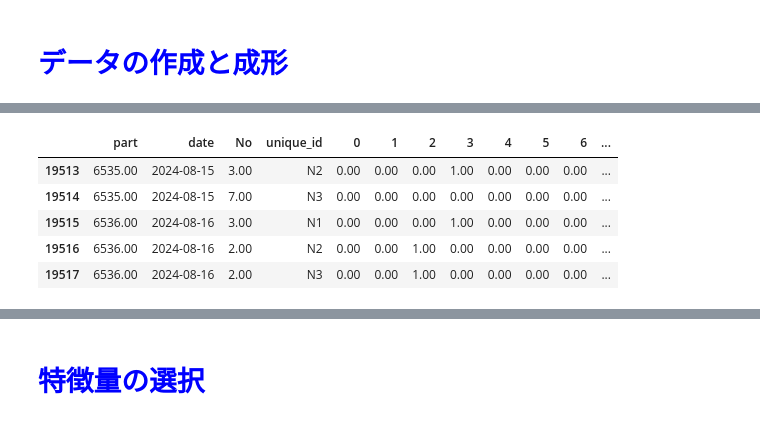
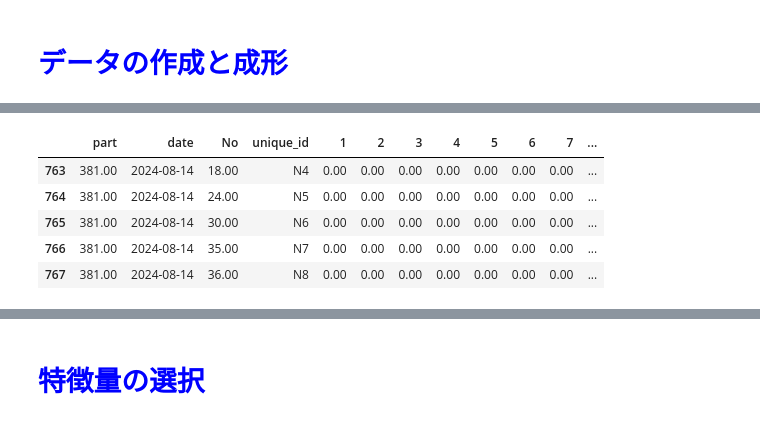
Before and after one commit to arumajirou/loto_forecast, a Jupyter notebook: loto_forecast.ipynb, the cells around one changed output, grey strips where cells are left out. Cells and saved outputs as stored; diff of their text form; code cells hidden in the pictures.

```diff
--- a/loto_forecast.ipynb
+++ b/loto_forecast.ipynb
@@ -1688,12 +1717,12 @@ Wall time: 53.8 ms
 %cd /content
 #@markdown ---
 #@markdown #####**ロトの種類**
-select_loto ='num3'# @param  ["num4", "num3", "Bin5", "loto6", "loto7", "miniloto"]
+select_loto ='Bin5'# @param  ["num4", "num3", "Bin5", "loto6", "loto7", "miniloto"]
 #@markdown ---
 #@markdown #####**ターゲットカラム**
 
-select_target ='No_O'# @param ["No_O","No"]
-target ='cumsum'# @param ["No_O","No","cumsum","_diff_","_rolling_sum_","_rolling_mean_"]
+select_target ='No_O'# @param ["No_O","No","cumsum"]
+target ='No_O'# @param ["No_O","No","cumsum","_diff_","_rolling_sum_","_rolling_mean_"]
 
 #@markdown ---
 #@markdown #####**データフレームの形状を変換するか**
@@ -1727,7 +1756,7 @@ window_size=3 #@param {type:"slider", min:3, max:30, step:1}
 #@markdown ---
 #@markdown ##### **学習量**
 
-training_volume =  '10000'# @param ["10","100","1000","10000"]
+training_volume =  '100'# @param ["10","100","1000","10000"]
 training_volume=int(training_volume)
 #@markdown #####**test_size**
 test_size = 1 #@param {type:"slider", min:0, max:10, step:1}
@@ -2037,14 +2053,20 @@ print(len(final_df.unique_id.unique()))
 # %%
+import os
+from datetime import datetime
+from tqdm.notebook import tqdm  # tqdmが進行状況バーに使用されると仮定
+import ray
+import traceback
+import pandas as pd
+import numpy as np
+import stumpy
+from statsmodels.tsa.stattools import acf
+# from statsmodels.tsa.arima.model import ARIMA
 
-%%time
-# Initialize Ray
-# @title **統計　CPU** { run: "auto" }
-ray.init(ignore_reinit_error=True)
+# 現在の日付を "YYYYMMDD" 形式の文字列として取得
+current_date = datetime.now().strftime("%Y%m%d")
 
-def initialize_ray(lib_list=None):
-    if lib_list:
-        for lib in lib_list:
-            ray.init()
+# Rayを初期化
+initialize_ray(lib_list=None)
 
 @ray.remote
 def process_parallel(df, unique_id, selected_column):
@@ -2080,41 +2102,51 @@ def process_parallel(df, unique_id, selected_column):
         print(f"[red]エラーが発生した関数: process_parallel[/red]")
         print(f"[red]エラーメッセージ: {str(e)}[/red]")
         traceback.print_exc()
-        return pd.DataFrame()  # Return empty DataFrame in case of error
+        return pd.DataFrame()  # エラー発生時に空のデータフレームを返す
 
 def parallel_processing(df, unique_ids, selected_column):
     futures = [process_parallel.remote(df, unique_id, selected_column) for unique_id in unique_ids]
     results = []
-    with tqdm(total=len(futures), desc="Processing unique IDs") as pbar:
-        for future in futures:
+    with tqdm(total=len(futures), desc="unique_id の処理") as pbar:
+        for future in tqdm(futures):
             result = ray.get(future)
             if not result.empty:
                 results.append(result)
             pbar.update(1)
     return pd.concat(results, ignore_index=True) if results else pd.DataFrame()
 
-if 'compute_statistics' in globals() and compute_statistics or compute_statistics:
-    try:
-        # ターゲットが 'No_O' または 'No' 以外の場合は処理を中断する
-        if target not in ['No_O', 'No',"cumsum"]:
-            print(f"[red]ターゲットが 'No_O' または 'No' ではありません: {target}[/red]")
-        else:
+targets = ['No_O', 'No']
+
+for target in targets:
+    print(f"ターゲット: {target}")
+    # Rayを初期化
+    initialize_ray(lib_list=None)
+
+    # 処理済みファイルのパスを作成
+    cleaned_df_path = f'/content/drive/MyDrive/loto/{select_loto}/{use_reshape_dataframe}/{target}/{horizon}/{training_volume}/data/cleaned/cleaned_df_{len(final_df.columns)}_{len(final_df)}_{current_date}.csv'
+
+    # 既存のファイルがある場合は処理をスキップ
+    if os.path.exists(cleaned_df_path):
+        print(f"[yellow]ターゲット '{target}' のファイルは {current_date} に既に存在します。このターゲットの処理をスキップします。[/yellow]")
+        continue  # 次のターゲットにスキップ
+
+    if 'compute_statistics' in globals() and compute_statistics or compute_statistics:
+        try:
             unique_ids = final_df['unique_id'].unique()
             selected_column = target
             final_df1 = parallel_processing(final_df, unique_ids, selected_column)
             if not final_df1.empty:
                 cleaned_df = preprocess_dataframe(final_df1, num=0.3)
-                cleaned_df_path = f'/content/drive/MyDrive/loto/{select_loto}/{use_reshape_dataframe}/{target}/{horizon}/{training_volume}/data/cleaned/cleaned_df_{len(cleaned_df.columns)}_{len(cleaned_df)}_{get_current_time_jst()}.csv'
                 save_dataframe(cleaned_df, cleaned_df_path)
                 display(cleaned_df.tail())
                 display(f"カラム数 {len(cleaned_df.columns)}  \n レコード数 {len(cleaned_df)}")
             else:
                 print("[red]エラーが発生しました: データフレームが空です[/red]")
-    except Exception as e:
-        print("[red]エラーが発生しました[/red]")
-        print(f"[red]エラーが発生した関数: process_parallel[/red]")
-        print(f"[red]エラーメッセージ: {str(e)}[/red]")
-        traceback.print_exc()
+        except Exception as e:
+            print("[red]エラーが発生しました[/red]")
+            print(f"[red]エラーが発生した関数: process_parallel[/red]")
+            print(f"[red]エラーメッセージ: {str(e)}[/red]")
+            traceback.print_exc()
 
     ray.shutdown()
 # %% [output]
@@ -2138,6 +2154,6 @@ if 'compute_statistics' in globals() and compute_statistics or compute_statistic
-|  | part | date | No | unique_id | 0 | 1 | 2 | 3 | 4 | 5 | 6 | ... |
-| 19513 | 6535.00 | 2024-08-15 | 3.00 | N2 | 0.00 | 0.00 | 0.00 | 1.00 | 0.00 | 0.00 | 0.00 | ... |
-| 19514 | 6535.00 | 2024-08-15 | 7.00 | N3 | 0.00 | 0.00 | 0.00 | 0.00 | 0.00 | 0.00 | 0.00 | ... |
-| 19515 | 6536.00 | 2024-08-16 | 3.00 | N1 | 0.00 | 0.00 | 0.00 | 1.00 | 0.00 | 0.00 | 0.00 | ... |
-| 19516 | 6536.00 | 2024-08-16 | 2.00 | N2 | 0.00 | 0.00 | 1.00 | 0.00 | 0.00 | 0.00 | 0.00 | ... |
-| 19517 | 6536.00 | 2024-08-16 | 2.00 | N3 | 0.00 | 0.00 | 1.00 | 0.00 | 0.00 | 0.00 | 0.00 | ... |
+|  | part | date | No | unique_id | 1 | 2 | 3 | 4 | 5 | 6 | 7 | ... |
+| 763 | 381.00 | 2024-08-14 | 18.00 | N4 | 0.00 | 0.00 | 0.00 | 0.00 | 0.00 | 0.00 | 0.00 | ... |
+| 764 | 381.00 | 2024-08-14 | 24.00 | N5 | 0.00 | 0.00 | 0.00 | 0.00 | 0.00 | 0.00 | 0.00 | ... |
+| 765 | 381.00 | 2024-08-14 | 30.00 | N6 | 0.00 | 0.00 | 0.00 | 0.00 | 0.00 | 0.00 | 0.00 | ... |
+| 766 | 381.00 | 2024-08-14 | 35.00 | N7 | 0.00 | 0.00 | 0.00 | 0.00 | 0.00 | 0.00 | 0.00 | ... |
+| 767 | 381.00 | 2024-08-14 | 36.00 | N8 | 0.00 | 0.00 | 0.00 | 0.00 | 0.00 | 0.00 | 0.00 | ... |
```
Also changed, not shown: parts of 21 cells of this notebook.
